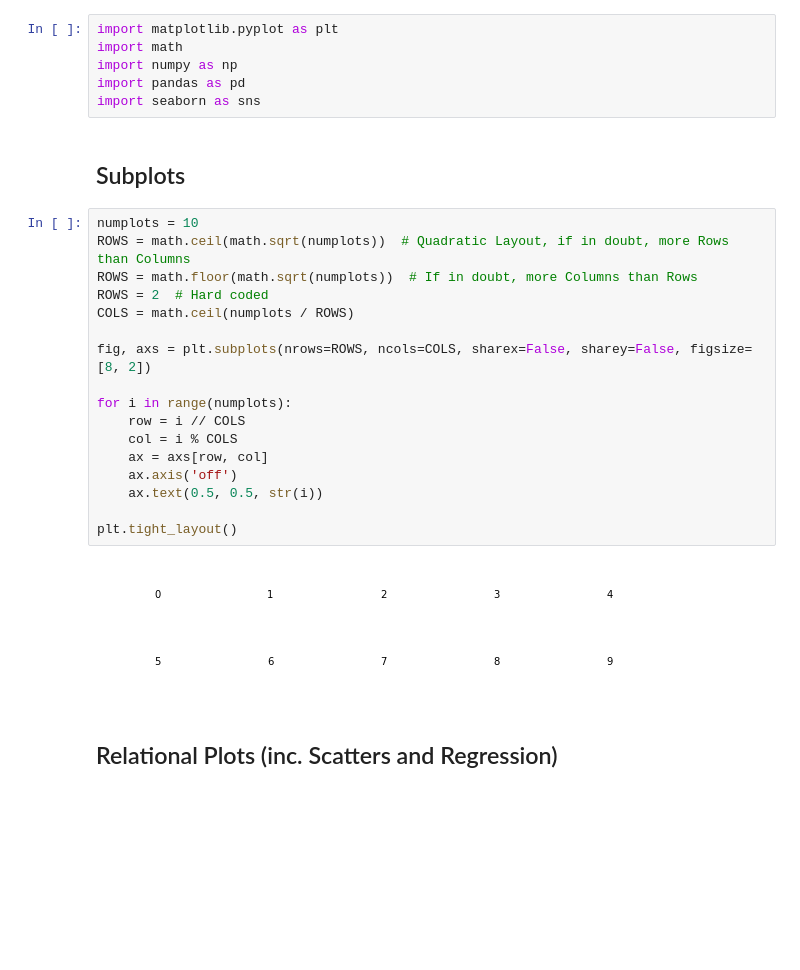
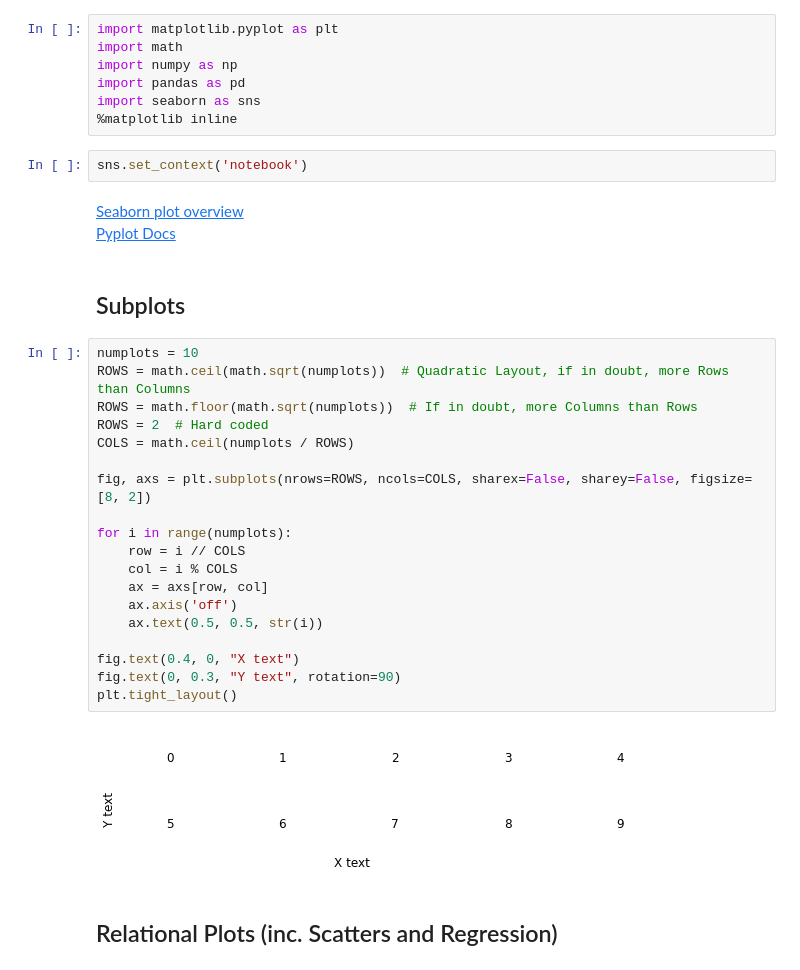
Before and after one commit to JonathanKuelz/AppliedDataAnalysis, a Jupyter notebook: Notebooks/Plots.ipynb, the cells around one changed output. Cells and saved outputs as stored; diff of their text form; blank space fills up the shorter version.

```diff
--- a/Notebooks/Plots.ipynb
+++ b/Notebooks/Plots.ipynb
@@ -4,27 +4,35 @@ import math
 import numpy as np
 import pandas as pd
 import seaborn as sns
+%matplotlib inline
+# %%
+sns.set_context('notebook')
+# %% [markdown]
+[Seaborn plot overview](https://seaborn.pydata.org/api.html)
+[Pyplot Docs](https://matplotlib.org/3.1.1/api/index.html)
 # %% [markdown]
 ## Subplots
 # %%
 numplots = 10
 ROWS = math.ceil(math.sqrt(numplots))  # Quadratic Layout, if in doubt, more Rows than Columns
 ROWS = math.floor(math.sqrt(numplots))  # If in doubt, more Columns than Rows
 ROWS = 2  # Hard coded
 COLS = math.ceil(numplots / ROWS)
 
 fig, axs = plt.subplots(nrows=ROWS, ncols=COLS, sharex=False, sharey=False, figsize=[8, 2])
 
 for i in range(numplots):
     row = i // COLS
     col = i % COLS
     ax = axs[row, col]
     ax.axis('off')
     ax.text(0.5, 0.5, str(i))
 
+fig.text(0.4, 0, "X text")
+fig.text(0, 0.3, "Y text", rotation=90)
 plt.tight_layout()
 # %% [output]
-[figure, old version]
+[figure, new version]
 # %% [markdown]
 ## Relational Plots (inc. Scatters and Regression)
 # %%
```
Also changed, not shown: parts of 10 cells of this notebook, 12 other files.
